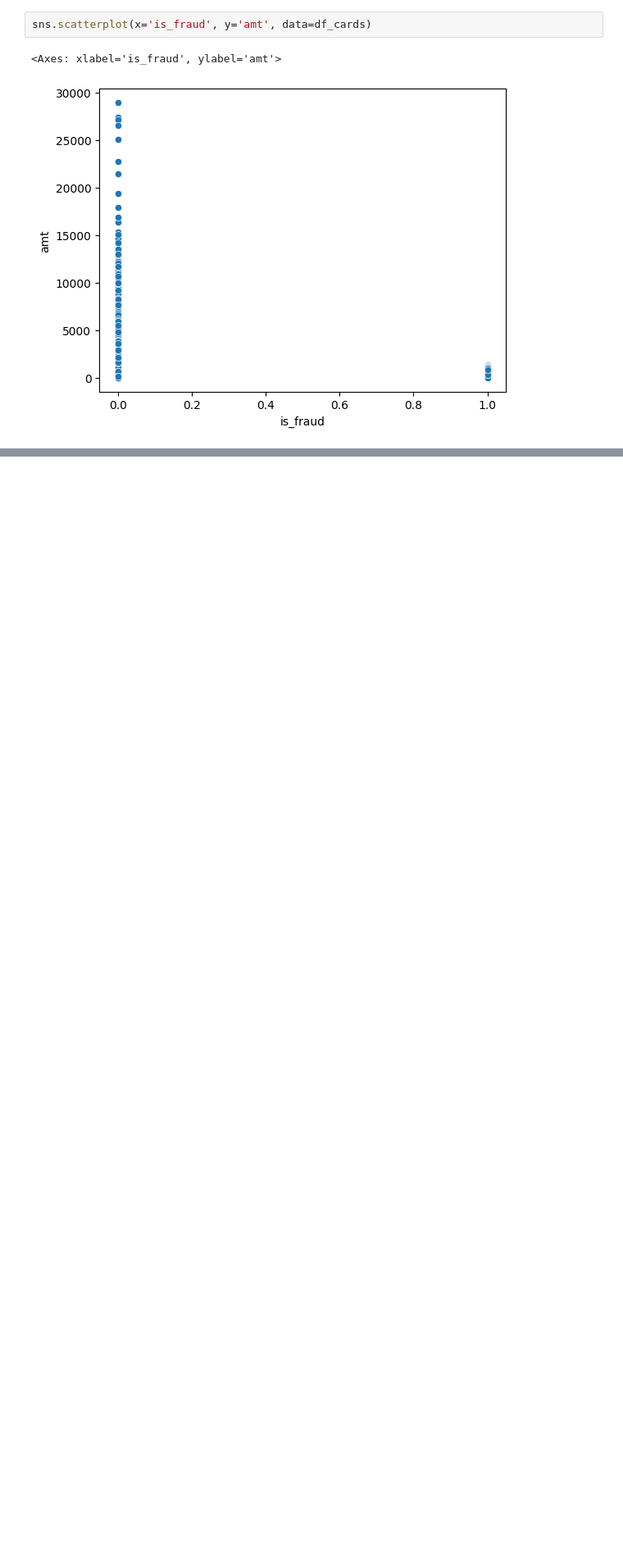
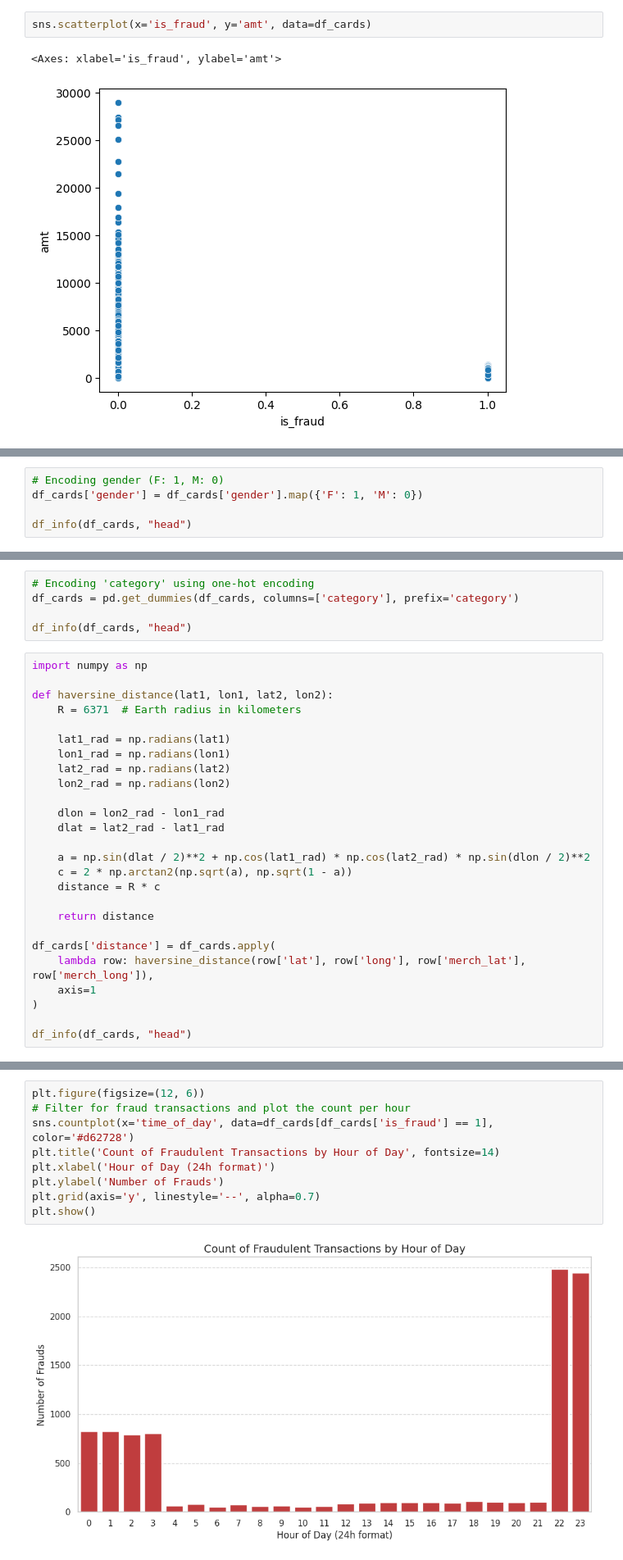
Before and after one commit to danieligelnik/CCFraudProject, a Jupyter notebook: DS_project.ipynb, the cells around one changed output, grey strips where cells are left out. Shown at 82% size. Drawn from its saved outputs; the diff is of its cells as text; blank space fills up the shorter version.

```diff
--- a/DS_project.ipynb
+++ b/DS_project.ipynb
@@ -177,0 +299,5 @@ sns.pairplot(df_sampled, hue='is_fraud', diag_kind='kde')
+# %%
+# Encoding gender (F: 1, M: 0)
+df_cards['gender'] = df_cards['gender'].map({'F': 1, 'M': 0})
+
+df_info(df_cards, "head")
@@ -177,0 +312,31 @@ sns.pairplot(df_sampled, hue='is_fraud', diag_kind='kde')
+# %%
+# Encoding 'category' using one-hot encoding
+df_cards = pd.get_dummies(df_cards, columns=['category'], prefix='category')
+
+df_info(df_cards, "head")
+# %%
+import numpy as np
+
+def haversine_distance(lat1, lon1, lat2, lon2):
+    R = 6371  # Earth radius in kilometers
+
+    lat1_rad = np.radians(lat1)
+    lon1_rad = np.radians(lon1)
+    lat2_rad = np.radians(lat2)
+    lon2_rad = np.radians(lon2)
+
+    dlon = lon2_rad - lon1_rad
+    dlat = lat2_rad - lat1_rad
+
+    a = np.sin(dlat / 2)**2 + np.cos(lat1_rad) * np.cos(lat2_rad) * np.sin(dlon / 2)**2
+    c = 2 * np.arctan2(np.sqrt(a), np.sqrt(1 - a))
+    distance = R * c
+
+    return distance
+
+df_cards['distance'] = df_cards.apply(
+    lambda row: haversine_distance(row['lat'], row['long'], row['merch_lat'], row['merch_long']),
+    axis=1
+)
+
+df_info(df_cards, "head")
@@ -177,0 +366,11 @@ sns.pairplot(df_sampled, hue='is_fraud', diag_kind='kde')
+# %%
+plt.figure(figsize=(12, 6))
+# Filter for fraud transactions and plot the count per hour
+sns.countplot(x='time_of_day', data=df_cards[df_cards['is_fraud'] == 1], color='#d62728')
+plt.title('Count of Fraudulent Transactions by Hour of Day', fontsize=14)
+plt.xlabel('Hour of Day (24h format)')
+plt.ylabel('Number of Frauds')
+plt.grid(axis='y', linestyle='--', alpha=0.7)
+plt.show()
+# %% [output]
+[figure, added]
```
Also changed, not shown: parts of 16 cells of this notebook.
